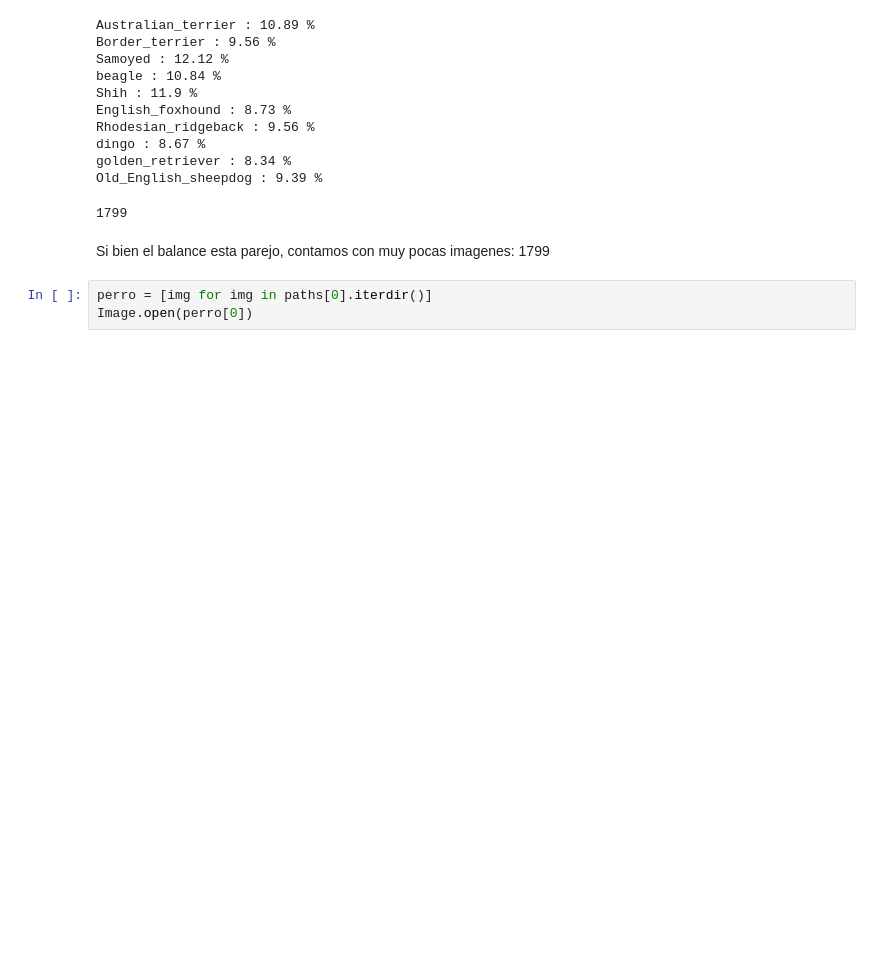
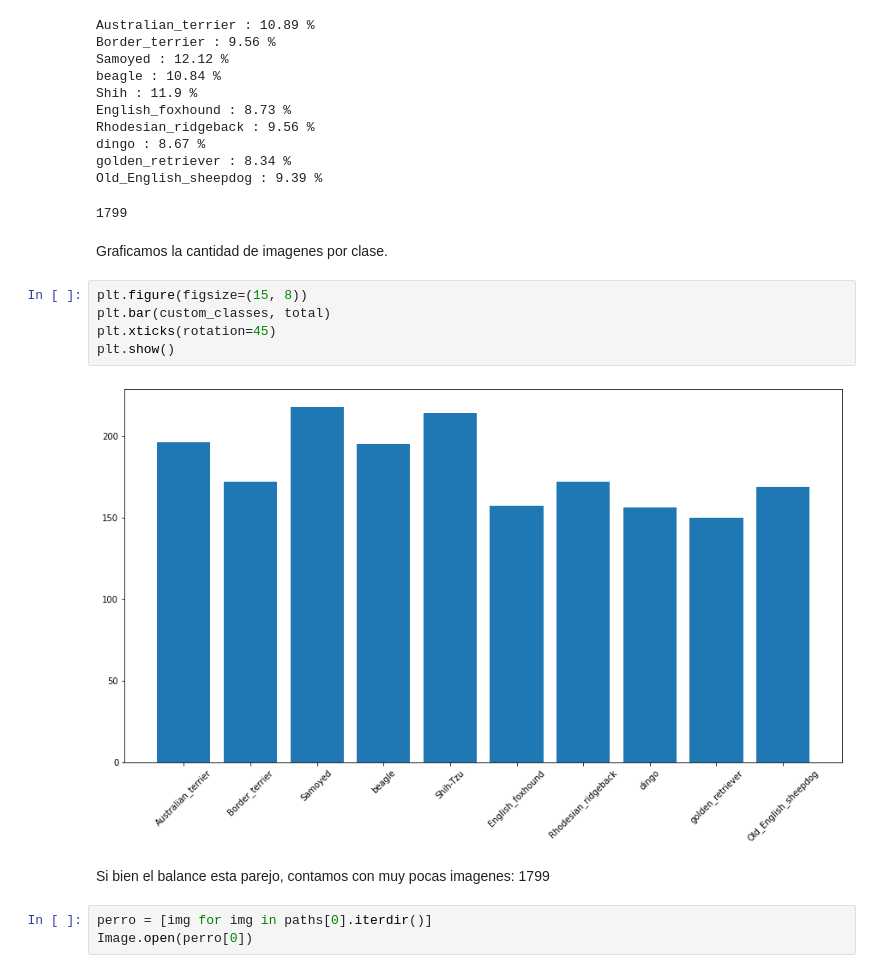
Before and after one commit to tomiambro/ap_automatico, a Jupyter notebook: tp2pytorch.ipynb, the cells around one changed output. Saved outputs shown, nothing was run; the diff lists cells and outputs as text; blank space fills up the shorter version.

```diff
--- a/tp2pytorch.ipynb
+++ b/tp2pytorch.ipynb
@@ -116,6 +116,15 @@ dingo : 8.67 %
 golden_retriever : 8.34 %
 Old_English_sheepdog : 9.39 %
 1799
+# %% [markdown]
+Graficamos la cantidad de imagenes por clase.
+# %%
+plt.figure(figsize=(15, 8))
+plt.bar(custom_classes, total)
+plt.xticks(rotation=45)
+plt.show()
+# %% [output]
+[figure, added]
 # %% [markdown]
 Si bien el balance esta parejo, contamos con muy pocas imagenes: 1799
 # %%
```
Also changed, not shown: parts of 1 cell of this notebook.
